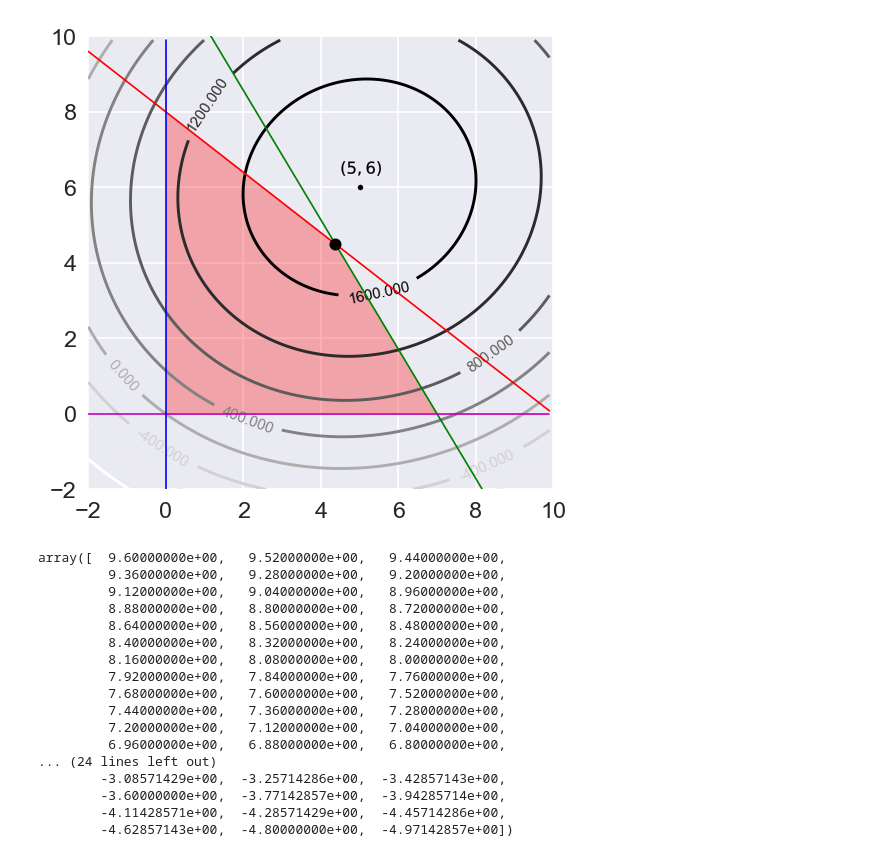
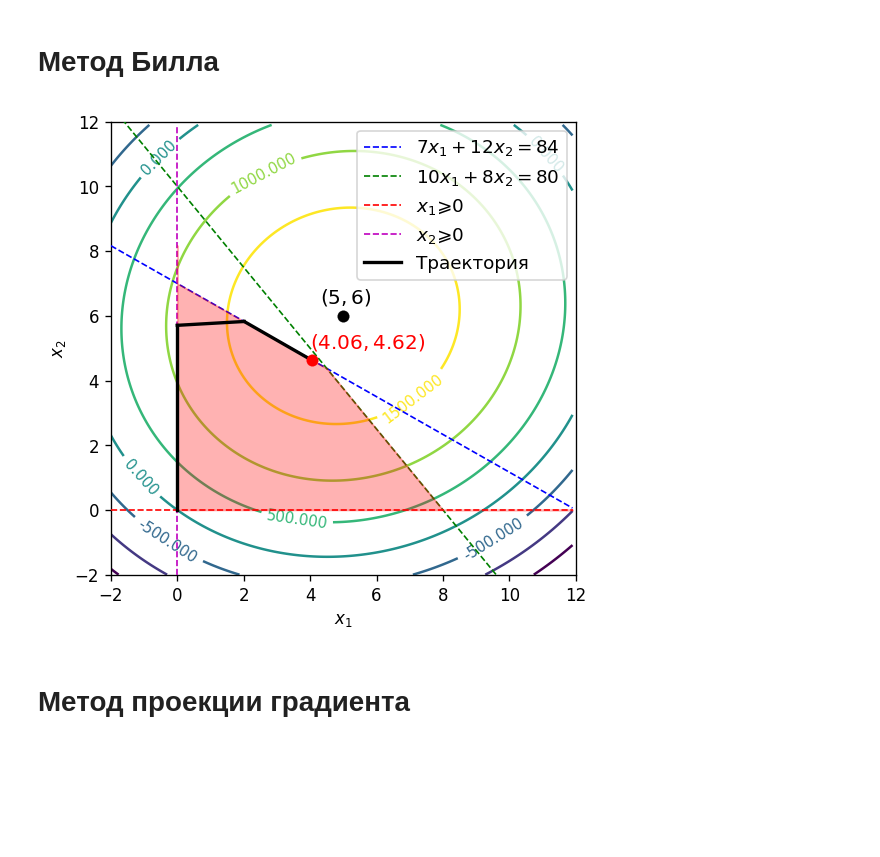
Before and after one commit to vaddya/system-analysis, a Jupyter notebook: lab4/code/lab4.ipynb, the cells around one changed output. Cells and saved outputs as stored; diff of their text form; code cells hidden in the pictures; blank space fills up the shorter version.

```diff
--- a/lab4/code/lab4.ipynb
+++ b/lab4/code/lab4.ipynb
@@ -1,14 +1,19 @@
 # %%
 import matplotlib
 import numpy as np
+from numpy.linalg import inv
 import pandas as pd
 import matplotlib.pyplot as plt
+from matplotlib.path import Path
+from matplotlib.patches import Ellipse
 from sympy import *
 from itertools import cycle
-import seaborn as sns
+from scipy.optimize import fmin
+#import seaborn as sns
 %matplotlib inline
 
-sns.set(font_scale=1.4)
+#sns.set(font_scale=1.4)
+np.set_printoptions(suppress=True) # disable sci notation
 
 cycol = cycle('bgrm')
 # %%
@@ -20,67 +59,66 @@ def f(x1, x2):
+# %% [markdown]
+# Метод Билла
 # %%
+# restrictions
 def g1(x):
-    return (84 - 12 * x) / 7
+    return (84 - 7 * x) / 12
 
 def g2(x):
-    return (80 - 8 * x) / 10
+    return (80 - 10 * x) / 8
 
 def g3(x):
     return 0 * x
 
 def g4(x):
     return 0
+# %%
+X0 = [0, 0]
+X1 = [0, 97/17]
+X2 = [264/131, 12971/2227]
+X3 = [447691/110171, 509045/110171]
 # %%
-xlim = (-2, 10)
-ylim = (-2, 10)
+xlim = (-2, 12)
+ylim = (-2, 12)
 delta = 0.1
 x = np.arange(xlim[0], xlim[1], delta)
 y = np.arange(ylim[0], ylim[1], delta)
 X, Y = np.meshgrid(x, y)
 Z = f(X, Y)
 
 matplotlib.rcParams['contour.negative_linestyle'] = 'solid'
 fig = plt.figure(figsize=(5, 5), dpi=120)
 CS = plt.contour(X, Y, Z, 8)
 plt.clabel(CS, fontsize=9, inline=1)
-# plt.plot([0, 10], [5, 5], c='b', linestyle='--', linewidth=1, zorder=5) # largange
-plt.plot(x, g1(x), c=next(cycol), linestyle='-', linewidth=1, zorder=5)
-plt.plot(x, g2(x), c=next(cycol), linestyle='-', linewidth=1, zorder=5)
-plt.plot(x, g3(x), c=next(cycol), linestyle='-', linewidth=1, zorder=5)
-plt.plot(np.zeros(len(x)), x, c=next(cycol), linestyle='-', linewidth=1, zorder=5)
 
-plt.scatter(5, 6.5, c='k', marker='$(5,6)$', s=600, linewidth=0.1)
-plt.scatter(5, 6, c='k', marker='o', s=10, linewidth=0.1)
-plt.scatter(4.375, 4.5, c='k', marker='o', s=50, linewidth=0.1, zorder=10)
+plt.plot(x, g1(x), c=next(cycol), linestyle='--', linewidth=1, zorder=5, label='$7x_1 + 12x_2 = 84$')
+plt.plot(x, g2(x), c=next(cycol), linestyle='--', linewidth=1, zorder=5, label='$10x_1 + 8x_2 = 80$')
+plt.plot(x, g3(x), c=next(cycol), linestyle='--', linewidth=1, zorder=5, label='$x_1 \geqslant 0$')
+plt.plot(np.zeros(len(x)), x, c=next(cycol), linestyle='--', linewidth=1, zorder=5, label='$x_2 \geqslant 0$')
+
+plt.text(4.3, 6.4, '$(5, 6)$', fontsize=12)
+plt.scatter(5, 6, c='k', marker='o', s=50, linewidth=0.1)
+
+plt.text(4, 5, '$(4.06, 4.62)$', color='r', fontsize=12)
+plt.scatter(X3[0], X3[1], c='r', marker='o', s=50, linewidth=0.1, zorder=15)
 
 l1 = g1(x)
 l2 = g2(x)
 l3 = g3(x)
 l4 = np.clip(np.minimum(l1, l2), 0, 100)
-plt.fill_between(np.clip(x, 0, 100), l3, l4, color='r', alpha=0.3)
+plt.fill_between(np.clip(x, 0, 100), l3, l4, color='r', alpha=0.3, zorder=10)
+
+plt.plot([X0[0], X1[0]], [X0[1], X1[1]], c='k', linewidth=2, zorder=10, label='Траектория')
+plt.plot([X1[0], X2[0]], [X1[1], X2[1]], c='k', linewidth=2, zorder=10)
+plt.plot([X2[0], X3[0]], [X2[1], X3[1]], c='k', linewidth=2, zorder=10)
 
 plt.xlim(xlim)
 plt.ylim(ylim)
-plt.savefig('../pics/lagrange', bbox_inches='tight')
+plt.xlabel('$x_1$')
+plt.ylabel('$x_2$')
+plt.legend(loc=0, frameon=True, fancybox=True, fontsize=11)
+plt.savefig('../pics/bil', bbox_inches='tight')
 plt.show()
 # %% [output]
-[figure, old version]
+[figure, new version]
-# %%
-l4
-# %% [output]
-array([  9.60000000e+00,   9.52000000e+00,   9.44000000e+00,
-         9.36000000e+00,   9.28000000e+00,   9.20000000e+00,
-         9.12000000e+00,   9.04000000e+00,   8.96000000e+00,
-         8.88000000e+00,   8.80000000e+00,   8.72000000e+00,
-         8.64000000e+00,   8.56000000e+00,   8.48000000e+00,
-         8.40000000e+00,   8.32000000e+00,   8.24000000e+00,
-         8.16000000e+00,   8.08000000e+00,   8.00000000e+00,
-         7.92000000e+00,   7.84000000e+00,   7.76000000e+00,
-         7.68000000e+00,   7.60000000e+00,   7.52000000e+00,
-         7.44000000e+00,   7.36000000e+00,   7.28000000e+00,
-         7.20000000e+00,   7.12000000e+00,   7.04000000e+00,
-         6.96000000e+00,   6.88000000e+00,   6.80000000e+00,
-... (24 lines left out)
-        -3.08571429e+00,  -3.25714286e+00,  -3.42857143e+00,
-        -3.60000000e+00,  -3.77142857e+00,  -3.94285714e+00,
-        -4.11428571e+00,  -4.28571429e+00,  -4.45714286e+00,
-        -4.62857143e+00,  -4.80000000e+00,  -4.97142857e+00])
+# %% [markdown]
+# Метод проекции градиента
```
Also changed, not shown: parts of 50 cells of this notebook, 15 other files.
